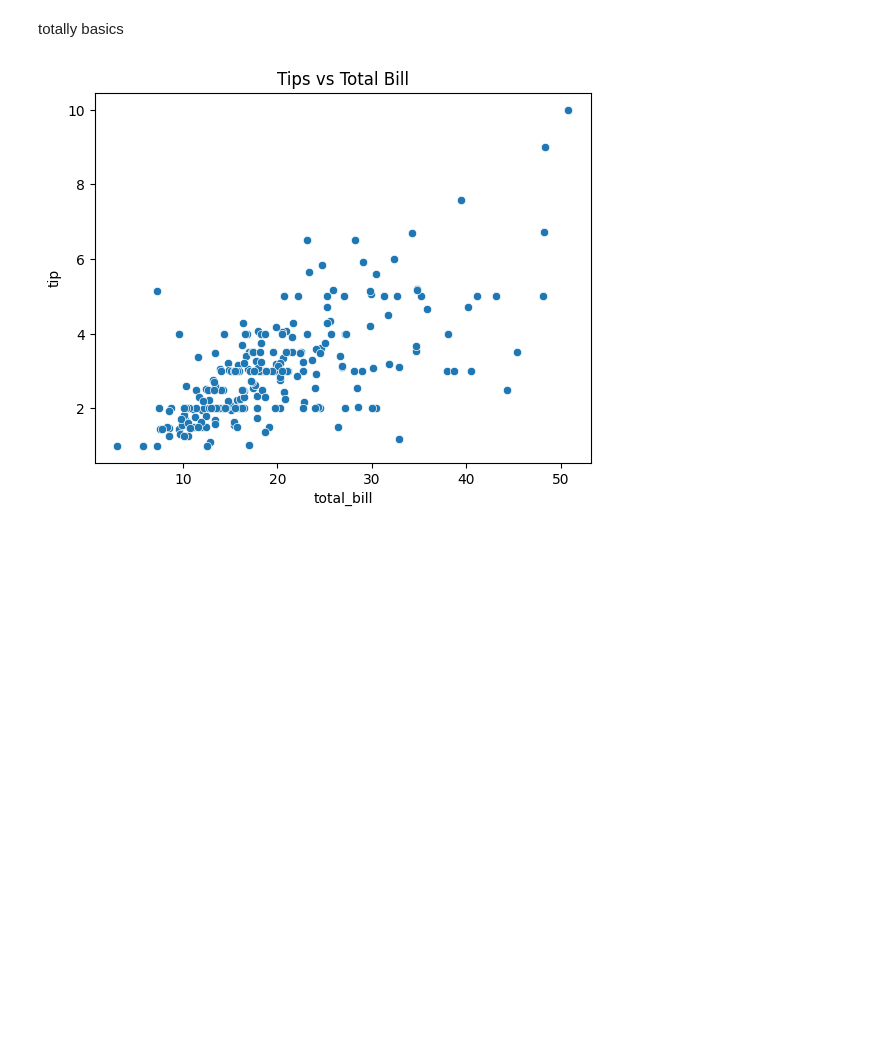
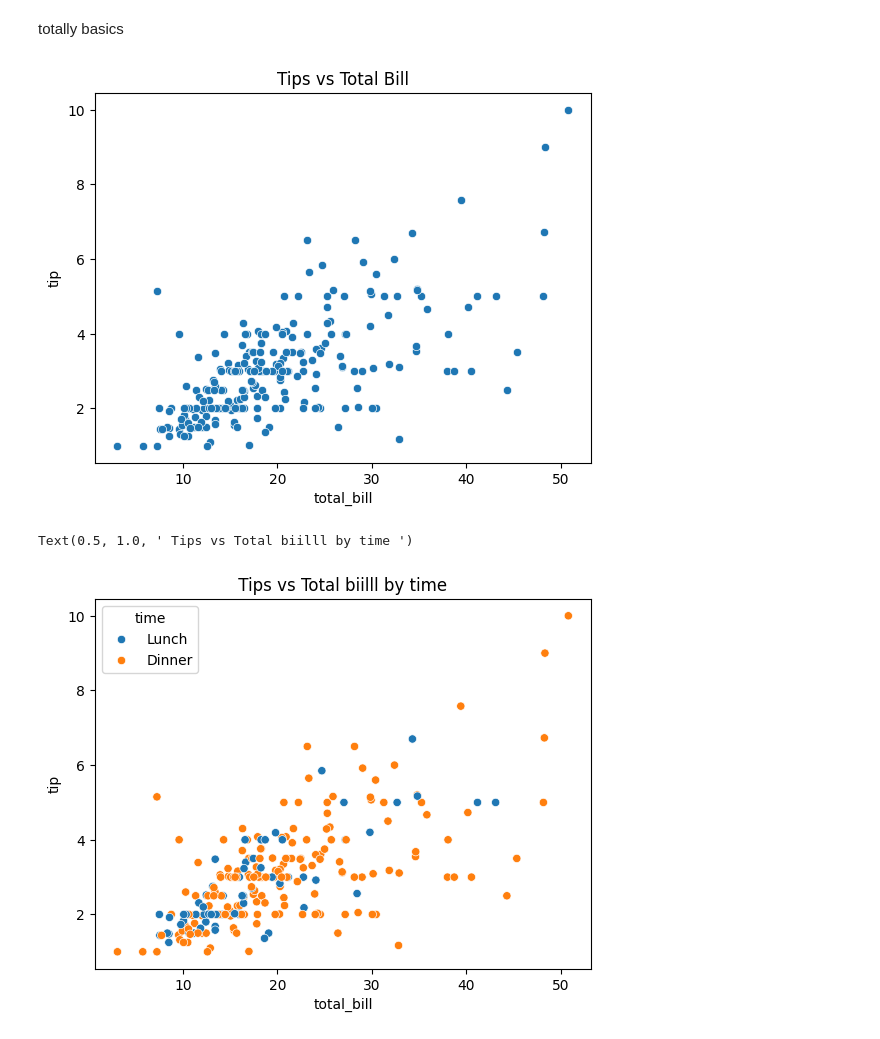
Before and after one commit to Subodhoraw/Python-revive, a Jupyter notebook: Q&A/python_details/seaborn1/seabornbasics.ipynb, the cells around one changed output. Cells and saved outputs as stored; diff of their text form; code cells hidden in the pictures; blank space fills up the shorter version.

Commit message:
we have started to look out on data  analysis

```diff
--- a/Q&A/python_details/seaborn1/seabornbasics.ipynb
+++ b/Q&A/python_details/seaborn1/seabornbasics.ipynb
@@ -36,8 +36,14 @@ totally basics
 # %%
 tips = sns.load_dataset('tips')
 
 sns.scatterplot(data=tips, x='total_bill', y='tip')
 plt.title('Tips vs Total Bill')
 plt.show()
+
+# with hue (color by category)
+sns.scatterplot(data = tips,x = 'total_bill',y = 'tip', hue = 'time')
+plt.title(' Tips vs Total biilll by time ')
 # %% [output]
 [figure]
+Text(0.5, 1.0, ' Tips vs Total biilll by time ')
+[figure, added]
```
